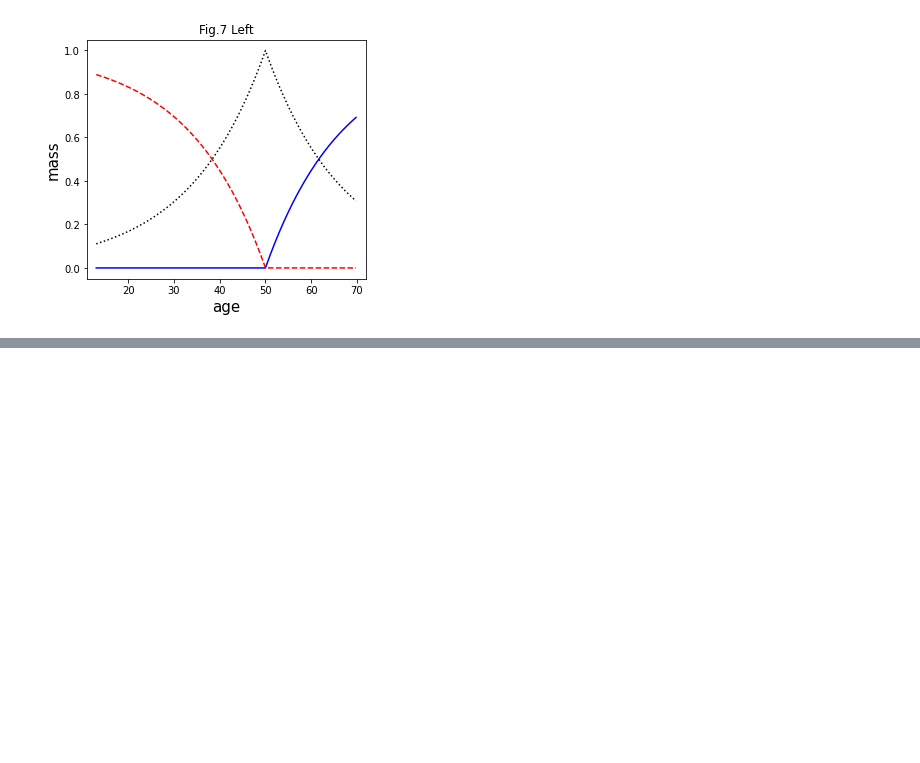
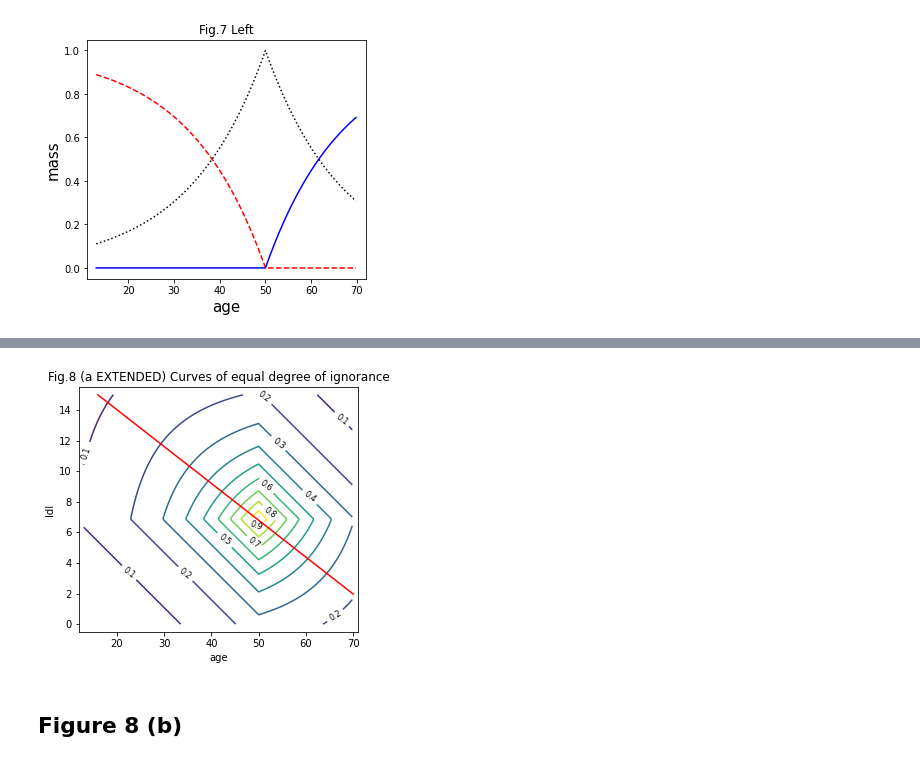
Before and after one commit to evidentiallab/Lunde_Chen_NN_Belief_Reproduction, a Jupyter notebook: NNBeliefWithSklearn.ipynb, the cells around one changed output, grey strips where cells are left out. Cells and saved outputs as stored; diff of their text form; code cells hidden in the pictures; blank space fills up the shorter version.

```diff
--- a/NNBeliefWithSklearn.ipynb
+++ b/NNBeliefWithSklearn.ipynb
@@ -755,0 +779,27 @@ plt.show()
+# %%
+# equation (20c)
+def mass_function_for_class_ignorance(omega_pos, omega_neg):
+    ka = (1 - np.exp(-1 * omega_pos)) * (1 - np.exp(-1 * omega_neg))
+    mass_theta_ignorance = np.exp((-1) * omega_pos - omega_neg) / (1 - ka)
+    return mass_theta_ignorance
+
+# https://stackoverflow.com/questions/61899911
+F_vectorized = np.vectorize(mass_function_for_class_ignorance)
+mass_combined = F_vectorized(Z_pos, Z_neg)
+Z = mass_combined
+
+fig, ax = plt.subplots()
+ct = ax.contour(arr_age, arr_ldl, Z, np.arange(0.0, 1.0, 0.1))
+ax.clabel(ct, colors = 'k', fmt = '%2.1f', fontsize=8)
+ax.set_title('Fig.8 (a EXTENDED) Curves of equal degree of ignorance')
+ax.set_xlabel('age')
+ax.set_ylabel('ldl')
+fig.set_size_inches(5, 4.5)
+plt.xlim([12, 71])
+plt.ylim([-0.5, 15.5])
+plt.plot(_xa, _ya, color='red')
+plt.show()
+# %% [output]
+[figure, added]
+# %% [markdown]
+## Figure 8 (b)
```
Also changed, not shown: parts of 26 cells of this notebook.
